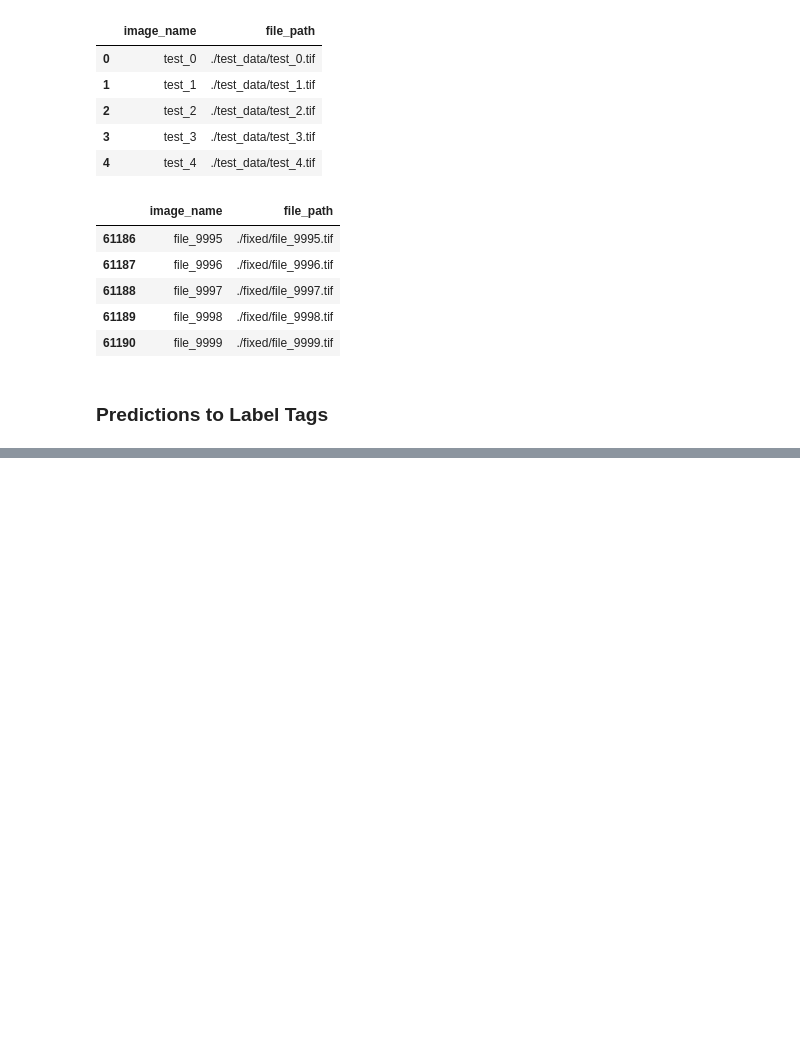
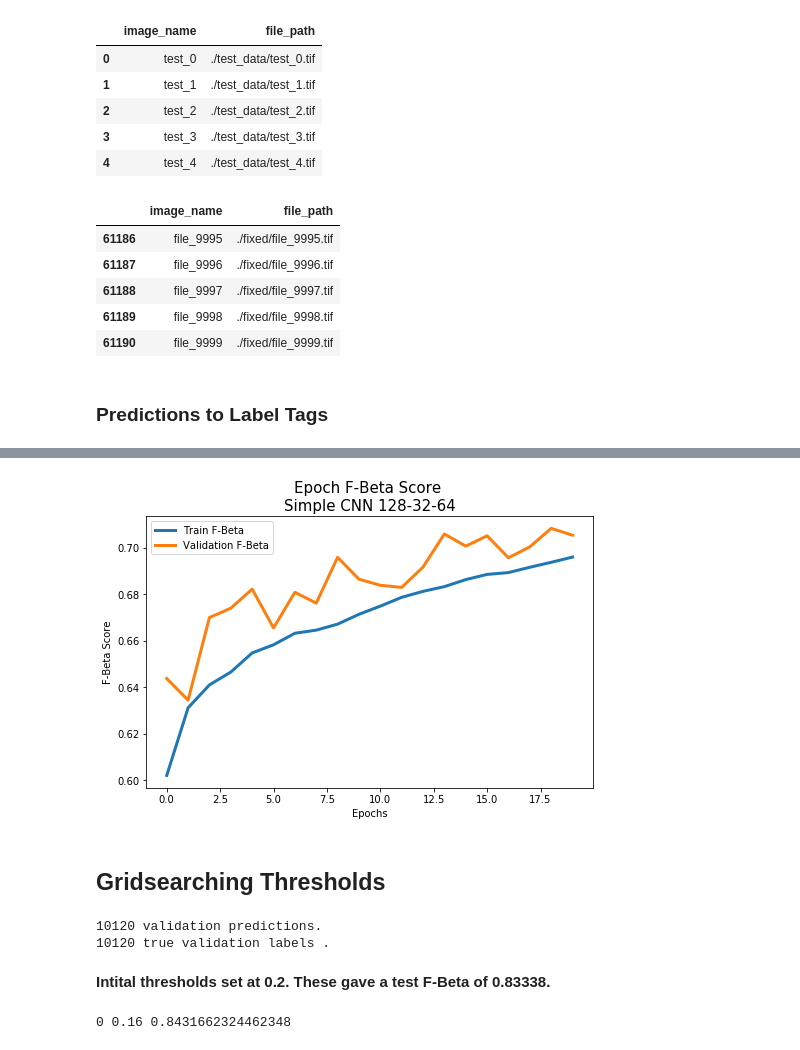
Before and after one commit to cameronbronstein/Planet-Amazon-Deep-Learning, a Jupyter notebook: 3 - Capstone - Modeling.ipynb, the cells around one changed output, grey strips where cells are left out. Drawn from its saved outputs; the diff is of its cells as text; code cells hidden in the pictures; blank space fills up the shorter version.

```diff
--- a/3 - Capstone - Modeling.ipynb
+++ b/3 - Capstone - Modeling.ipynb
@@ -756,0 +537,33 @@ print('Scores are {:.3f} (sklearn) and {:.3f} (keras)'.format(fbeta_sklearn, fbe
+# %%
+plt.figure(figsize = (8, 5))
+plt.title("Epoch F-Beta Score \nSimple CNN 128-32-64", fontsize = 15)
+
+plt.plot(model_history.history['fbeta_score_K'],
+         label = "Train F-Beta",
+         linewidth = 3)
+plt.plot(model_history.history["val_fbeta_score_K"],
+         label = "Validation F-Beta",
+         linewidth = 3)
+
+plt.xlabel("Epochs")
+plt.ylabel("F-Beta Score")
+
+plt.legend();
+# %% [output]
+[figure, added]
+# %% [markdown]
+## Gridsearching Thresholds
+# %%
+# load validation predictions
+val_pred = \
+        np.load("./run_val_preds/<keras.engine.sequential.Sequential object at 0x7f6c95cb4080>.validation_pred.npy")
+print("{} validation predictions.".format(val_pred.shape[0]))
+
+#load true validation labels
+y_val = np.load("./run_val_true/<keras.engine.sequential.Sequential object at 0x7f6c95cb4080>.y_val.npy")
+print("{} true validation labels .".format(val_pred.shape[0]))
+# %% [output]
+10120 validation predictions.
+10120 true validation labels .
+# %% [markdown]
+**Intital thresholds set at 0.2. These gave a test F-Beta of 0.83338.**
@@ -756,0 +596,4 @@ print('Scores are {:.3f} (sklearn) and {:.3f} (keras)'.format(fbeta_sklearn, fbe
+# %%
+best_thresholds = optimise_f2_thresholds(y_val, val_pred)
+# %% [output]
+0 0.16 0.8431662324462348
```
Also changed, not shown: parts of 103 cells of this notebook.
